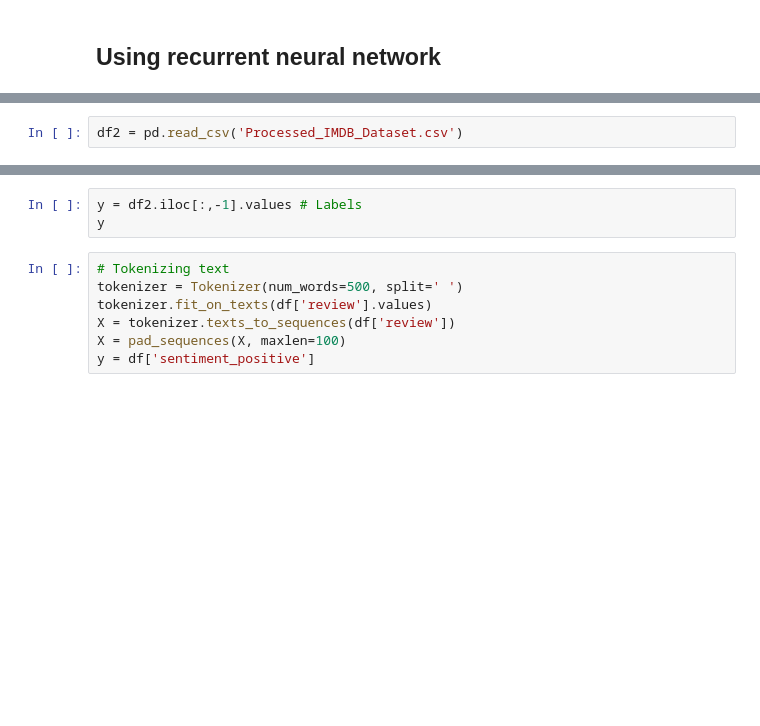
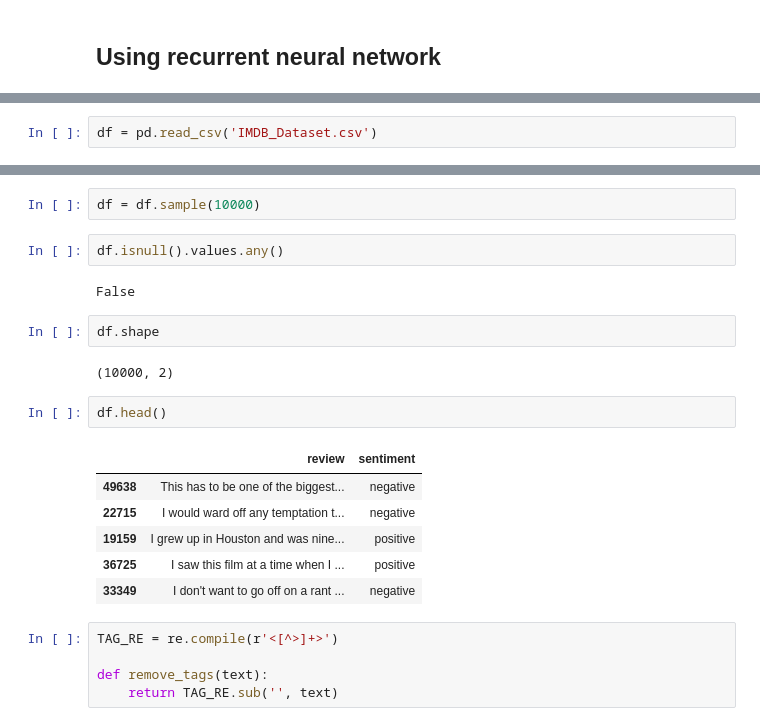
Before and after one commit to subhamrex/Sentiment-Analysis-Projects, a Jupyter notebook: Movie_reviews_Sentiment_Analysis/RNN.ipynb, the cells around one changed output, grey strips where cells are left out. Drawn from its saved outputs; the diff is of its cells as text; blank space fills up the shorter version.

```diff
--- a/Movie_reviews_Sentiment_Analysis/RNN.ipynb
+++ b/Movie_reviews_Sentiment_Analysis/RNN.ipynb
@@ -12,2 +20,2 @@ from tensorflow.keras.preprocessing.sequence import pad_sequences
 # %%
-df2 = pd.read_csv('Processed_IMDB_Dataset.csv')
+df = pd.read_csv('IMDB_Dataset.csv')
@@ -18,10 +22,24 @@ X.shape
-# %%
-y = df2.iloc[:,-1].values # Labels
-y
-# %%
-# Tokenizing text
-tokenizer = Tokenizer(num_words=500, split=' ')
-tokenizer.fit_on_texts(df['review'].values)
-X = tokenizer.texts_to_sequences(df['review'])
-X = pad_sequences(X, maxlen=100)
-y = df['sentiment_positive']
+# %%
+df = df.sample(10000)
+# %%
+df.isnull().values.any()
+# %% [output]
+False
+# %%
+df.shape
+# %% [output]
+(10000, 2)
+# %%
+df.head()
+# %% [output]
+|  | review | sentiment |
+| 49638 | This has to be one of the biggest... | negative |
+| 22715 | I would ward off any temptation t... | negative |
+| 19159 | I grew up in Houston and was nine... | positive |
+| 36725 | I saw this film at a time when I ... | positive |
+| 33349 | I don't want to go off on a rant ... | negative |
+# %%
+TAG_RE = re.compile(r'<[^>]+>')
+
+def remove_tags(text):
+    return TAG_RE.sub('', text)
```
Also changed, not shown: parts of 22 cells of this notebook, 2 other files.
